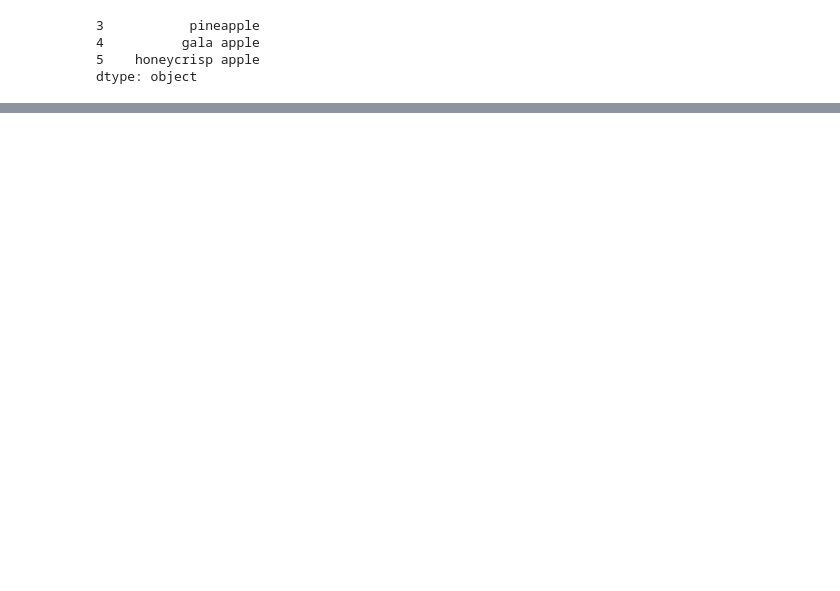
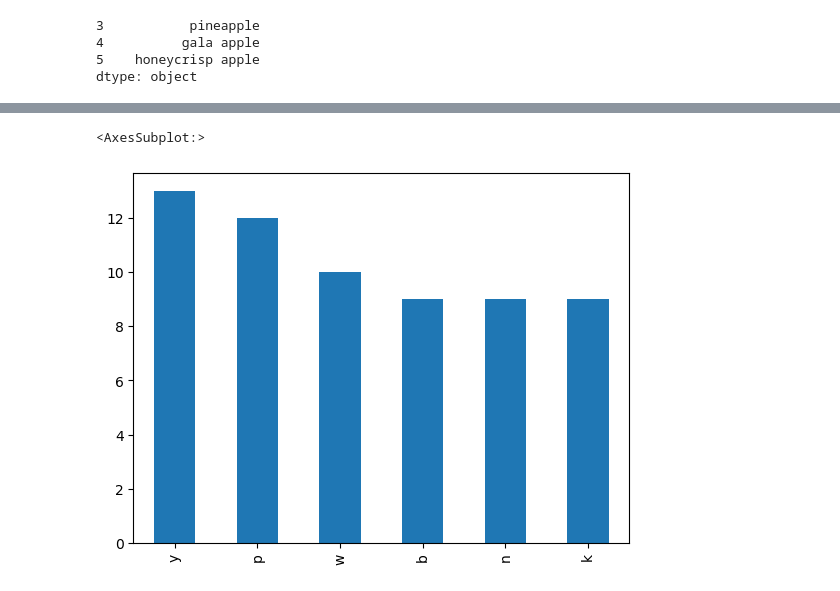
Before and after one commit to gabecavazos/numpy-pandas-visualization-exercises, a Jupyter notebook: pandas_series.ipynb, the cells around one changed output, grey strips where cells are left out. Cells and saved outputs as stored; diff of their text form; code cells hidden in the pictures; blank space fills up the shorter version.

```diff
--- a/pandas_series.ipynb
+++ b/pandas_series.ipynb
@@ -352,0 +493,6 @@ ValueError: The truth value of a Series is ambiguous. Use a.empty, a.bool(), a.i
+# %%
+#6
+letters.value_counts().head(6).plot.bar()
+# %% [output]
+<AxesSubplot:>
+[figure, added]
```
Also changed, not shown: parts of 51 cells of this notebook, 1 other file.
